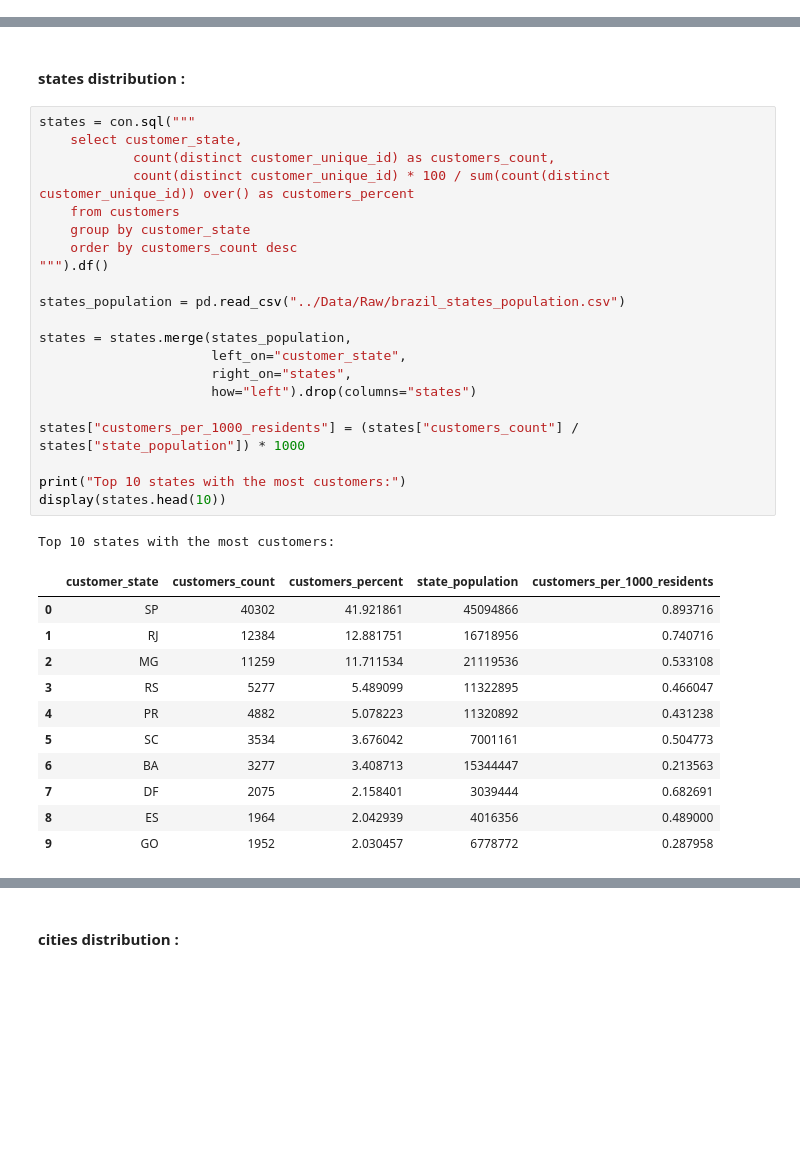
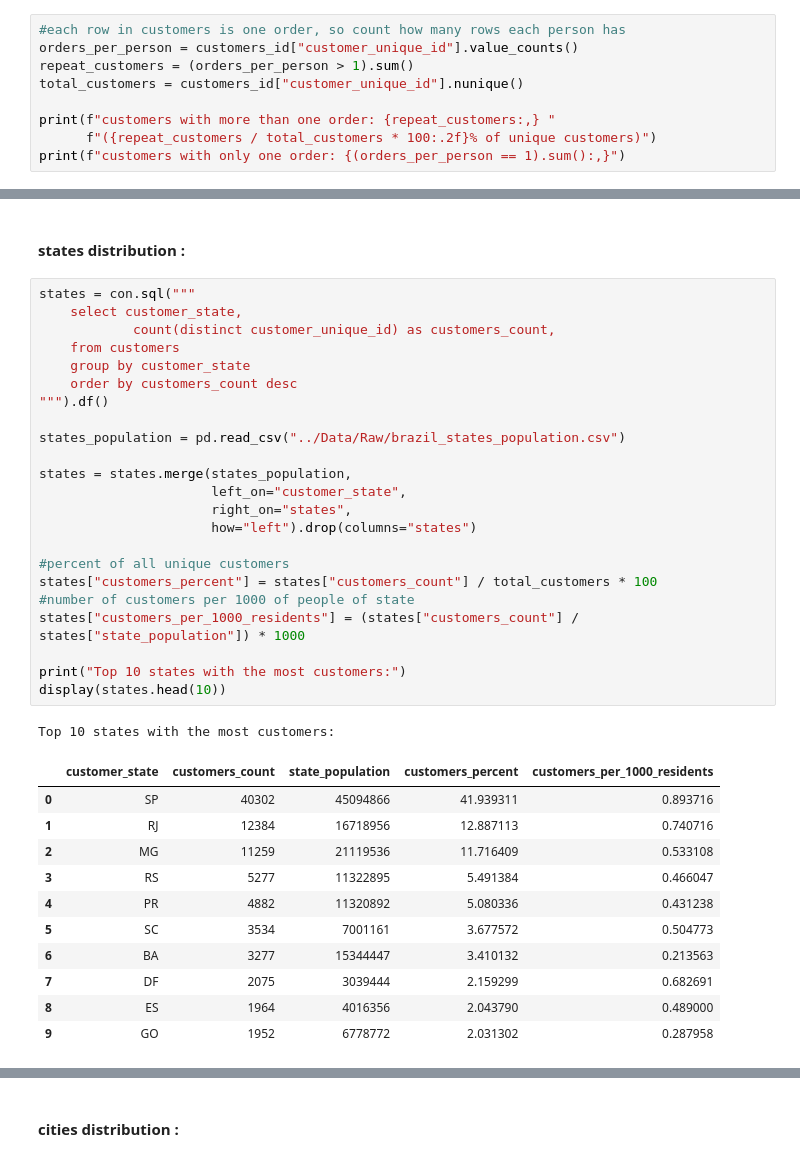
Before and after one commit to Abolfazl-Moradi006/Olist-data-analysis, a Jupyter notebook: Notebooks/4_Customer_Geographic_Analysis.ipynb, the cells around one changed output, grey strips where cells are left out. Drawn from its saved outputs; the diff is of its cells as text; blank space fills up the shorter version.

```diff
--- a/Notebooks/4_Customer_Geographic_Analysis.ipynb
+++ b/Notebooks/4_Customer_Geographic_Analysis.ipynb
@@ -39,0 +28,9 @@ number of unique customer_id: 96096
+# %%
+#each row in customers is one order, so count how many rows each person has
+orders_per_person = customers_id["customer_unique_id"].value_counts()
+repeat_customers = (orders_per_person > 1).sum()
+total_customers = customers_id["customer_unique_id"].nunique()
+
+print(f"customers with more than one order: {repeat_customers:,} "
+      f"({repeat_customers / total_customers * 100:.2f}% of unique customers)")
+print(f"customers with only one order: {(orders_per_person == 1).sum():,}")
@@ -59,35 +61,37 @@ Counting `customer_id` values as unique people would incorrectly classify repeat
 # %%
 states = con.sql("""
     select customer_state,
             count(distinct customer_unique_id) as customers_count,
-            count(distinct customer_unique_id) * 100 / sum(count(distinct customer_unique_id)) over() as customers_percent
     from customers
     group by customer_state
     order by customers_count desc
 """).df()
 
 states_population = pd.read_csv("../Data/Raw/brazil_states_population.csv")
 
 states = states.merge(states_population,
                       left_on="customer_state",
                       right_on="states",
                       how="left").drop(columns="states")
 
+#percent of all unique customers
+states["customers_percent"] = states["customers_count"] / total_customers * 100
+#number of customers per 1000 of people of state
 states["customers_per_1000_residents"] = (states["customers_count"] / states["state_population"]) * 1000
 
 print("Top 10 states with the most customers:")
 display(states.head(10))
 # %% [output]
 Top 10 states with the most customers:
-|  | customer_state | customers_count | customers_percent | state_population | customers_per_1000_residents |
-| 0 | SP | 40302 | 41.921861 | 45094866 | 0.893716 |
-| 1 | RJ | 12384 | 12.881751 | 16718956 | 0.740716 |
-| 2 | MG | 11259 | 11.711534 | 21119536 | 0.533108 |
-| 3 | RS | 5277 | 5.489099 | 11322895 | 0.466047 |
-| 4 | PR | 4882 | 5.078223 | 11320892 | 0.431238 |
-| 5 | SC | 3534 | 3.676042 | 7001161 | 0.504773 |
-| 6 | BA | 3277 | 3.408713 | 15344447 | 0.213563 |
-| 7 | DF | 2075 | 2.158401 | 3039444 | 0.682691 |
-| 8 | ES | 1964 | 2.042939 | 4016356 | 0.489000 |
-| 9 | GO | 1952 | 2.030457 | 6778772 | 0.287958 |
+|  | customer_state | customers_count | state_population | customers_percent | customers_per_1000_residents |
+| 0 | SP | 40302 | 45094866 | 41.939311 | 0.893716 |
+| 1 | RJ | 12384 | 16718956 | 12.887113 | 0.740716 |
+| 2 | MG | 11259 | 21119536 | 11.716409 | 0.533108 |
+| 3 | RS | 5277 | 11322895 | 5.491384 | 0.466047 |
+| 4 | PR | 4882 | 11320892 | 5.080336 | 0.431238 |
+| 5 | SC | 3534 | 7001161 | 3.677572 | 0.504773 |
+| 6 | BA | 3277 | 15344447 | 3.410132 | 0.213563 |
+| 7 | DF | 2075 | 3039444 | 2.159299 | 0.682691 |
+| 8 | ES | 1964 | 4016356 | 2.043790 | 0.489000 |
+| 9 | GO | 1952 | 6778772 | 2.031302 | 0.287958 |
 # %%
```
Also changed, not shown: parts of 18 cells of this notebook.
